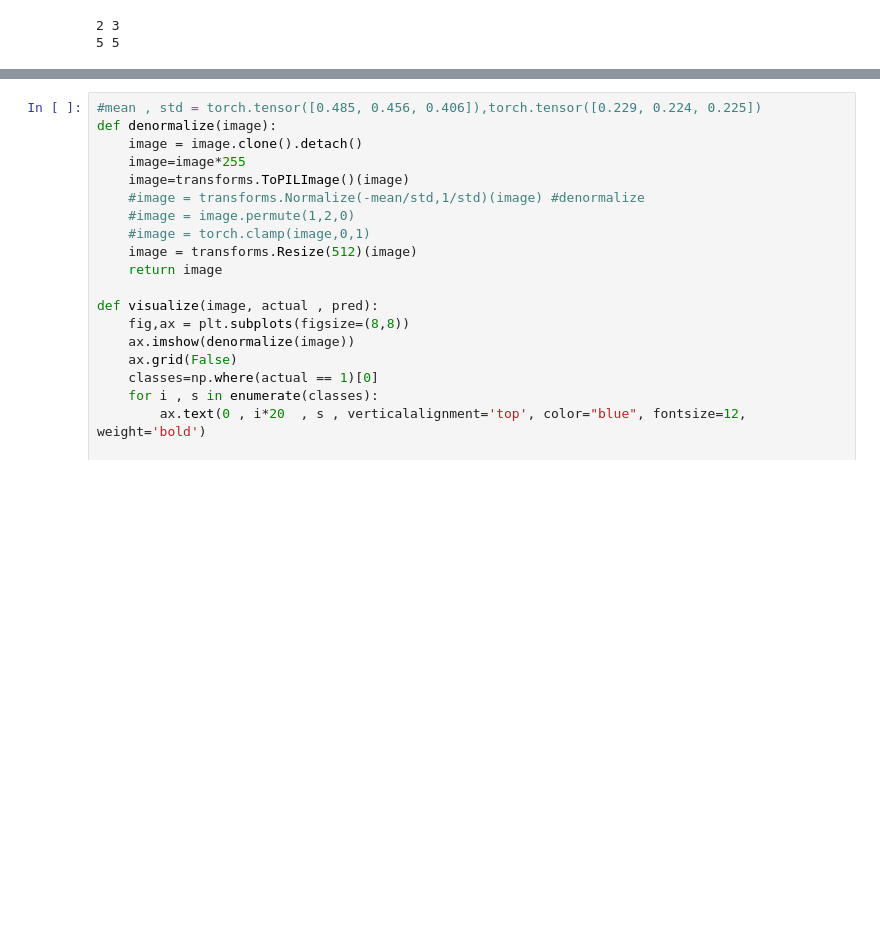
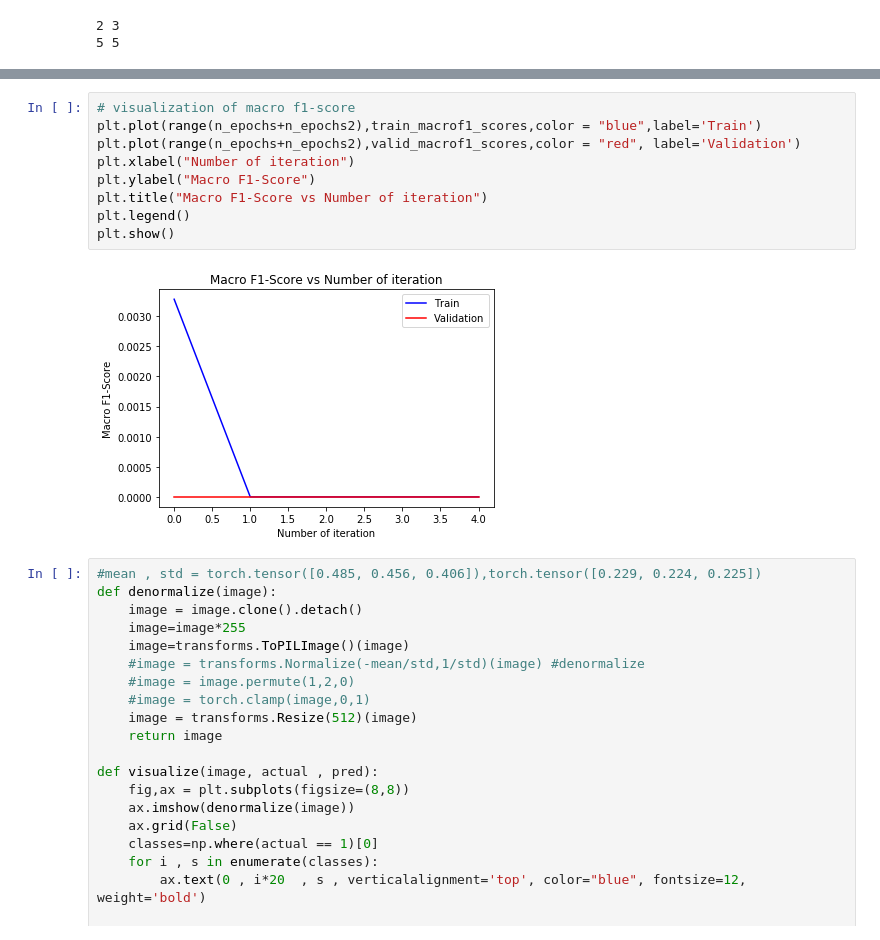
Before and after one commit to Newxy/Protein-Image-Classification, a Jupyter notebook: Protein_Image_Classification_Project_v3_Three_Classes.ipynb, the cells around one changed output, grey strips where cells are left out. Drawn from its saved outputs; the diff is of its cells as text; blank space fills up the shorter version.

```diff
--- a/Protein_Image_Classification_Project_v3.ipynb
+++ b/Protein_Image_Classification_Project_v3_Three_Classes.ipynb
@@ -720,3 +756,14 @@ plt.show()
+# %%
+# visualization of macro f1-score
+plt.plot(range(n_epochs+n_epochs2),train_macrof1_scores,color = "blue",label='Train')
+plt.plot(range(n_epochs+n_epochs2),valid_macrof1_scores,color = "red", label='Validation')
+plt.xlabel("Number of iteration")
+plt.ylabel("Macro F1-Score")
+plt.title("Macro F1-Score vs Number of iteration")
+plt.legend()
+plt.show()
+# %% [output]
+[figure, added]
 # %%
 #mean , std = torch.tensor([0.485, 0.456, 0.406]),torch.tensor([0.229, 0.224, 0.225])
 def denormalize(image):
```
Also changed, not shown: parts of 16 cells of this notebook.
